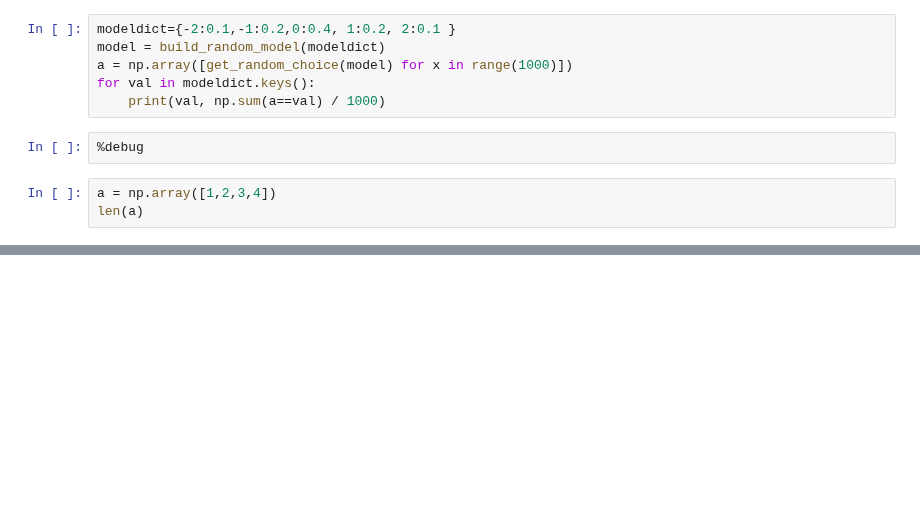
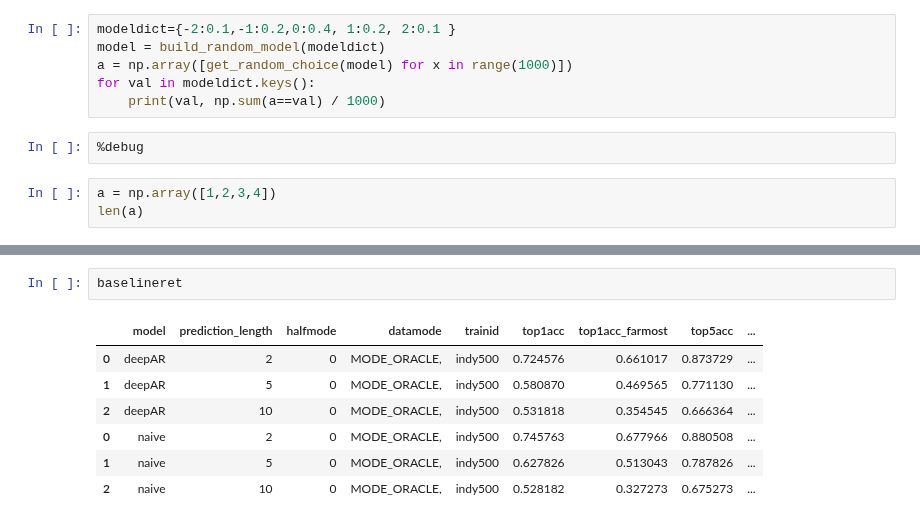
Before and after one commit to DSC-SPIDAL/rankpredictor, a Jupyter notebook: run/13.FullTest/notebook/laptime2rank-evaluate-fulltest-disturbance-directrank.ipynb, the cells around one changed output, grey strips where cells are left out. Drawn from its saved outputs; the diff is of its cells as text; blank space fills up the shorter version.

```diff
--- a/run/13.FullTest/notebook/laptime2rank-evaluate-fulltest-disturbance-directrank.ipynb
+++ b/run/13.FullTest/notebook/laptime2rank-evaluate-fulltest-disturbance-directrank.ipynb
@@ -1962,0 +2030,10 @@ t3_dfret
+# %%
+baselineret
+# %% [output]
+|  | model | prediction_length | halfmode | datamode | trainid | top1acc | top1acc_farmost | top5acc | ... |
+| 0 | deepAR | 2 | 0 | MODE_ORACLE, | indy500 | 0.724576 | 0.661017 | 0.873729 | ... |
+| 1 | deepAR | 5 | 0 | MODE_ORACLE, | indy500 | 0.580870 | 0.469565 | 0.771130 | ... |
+| 2 | deepAR | 10 | 0 | MODE_ORACLE, | indy500 | 0.531818 | 0.354545 | 0.666364 | ... |
+| 0 | naive | 2 | 0 | MODE_ORACLE, | indy500 | 0.745763 | 0.677966 | 0.880508 | ... |
+| 1 | naive | 5 | 0 | MODE_ORACLE, | indy500 | 0.627826 | 0.513043 | 0.787826 | ... |
+| 2 | naive | 10 | 0 | MODE_ORACLE, | indy500 | 0.528182 | 0.327273 | 0.675273 | ... |
```
Also changed, not shown: parts of 21 cells of this notebook, 5 other files.
